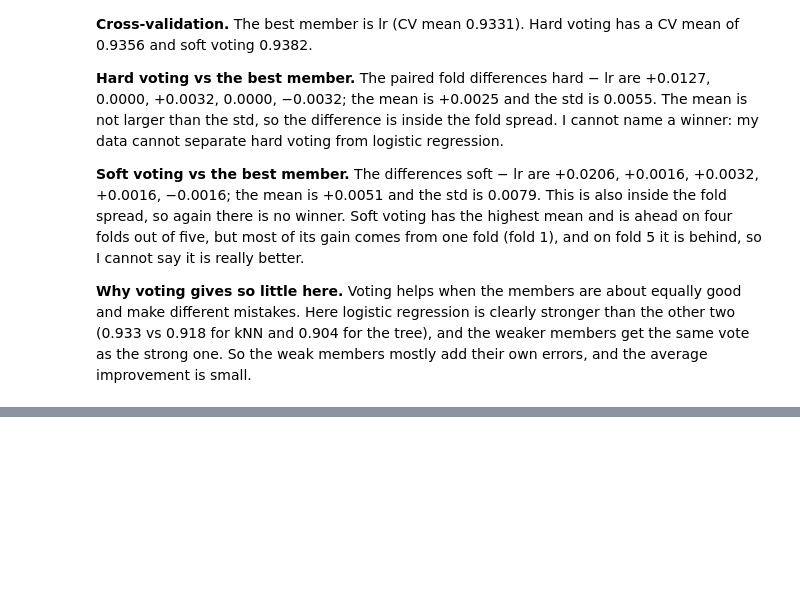
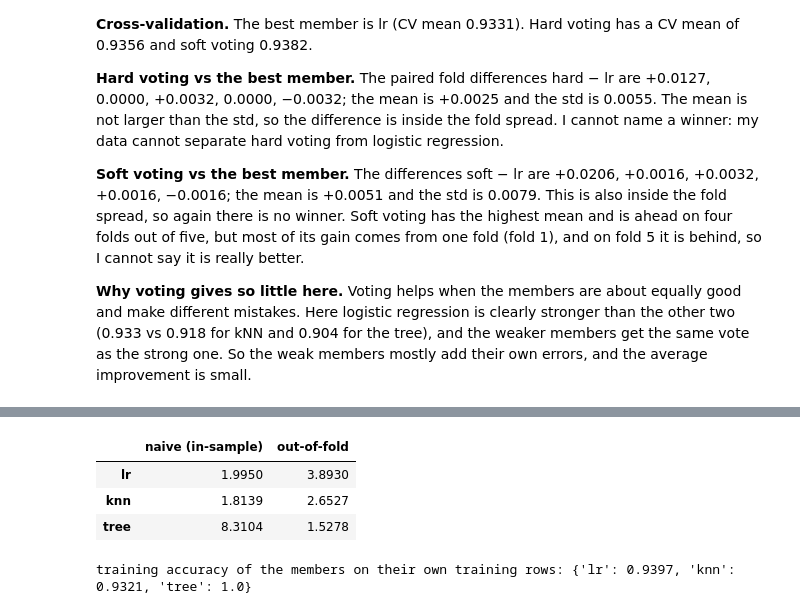
Before and after one commit to ShakenbaevD/SHAKENBAYEV_ML_task_4, a Jupyter notebook: shakenbayev_task4.ipynb, the cells around one changed output, grey strips where cells are left out. Cells and saved outputs as stored; diff of their text form; code cells hidden in the pictures; blank space fills up the shorter version.

```diff
--- a/shakenbayev_task4.ipynb
+++ b/shakenbayev_task4.ipynb
@@ -376,0 +379,19 @@ soft voting - lr: diffs=[ 0.0206  0.0016  0.0032  0.0016 -0.0016]  mean=+0.0051
+# %%
+from sklearn.ensemble import StackingClassifier
+
+Z_oof = np.column_stack([cross_val_predict(m, X_train, y_train, cv=cv, method="predict_proba")[:, 1]
+                         for _, m in members])
+print("meta matrix shape:", Z_oof.shape)
+meta_oof = LogisticRegression().fit(Z_oof, y_train)
+
+fitted = [clone(m).fit(X_train, y_train) for _, m in members]
+Z_test = np.column_stack([f.predict_proba(X_test)[:, 1] for f in fitted])
+my_stack_pred = meta_oof.predict(Z_test)
+
+stack = StackingClassifier(members, LogisticRegression(), cv=cv).fit(X_train, y_train)
+print("my coefficients      :", meta_oof.coef_.ravel().round(4), " intercept", meta_oof.intercept_.round(4))
+print("sklearn coefficients :", stack.final_estimator_.coef_.ravel().round(4), " intercept", stack.final_estimator_.intercept_.round(4))
+print("largest |coef difference|           :", np.abs(meta_oof.coef_ - stack.final_estimator_.coef_).max())
+print("test predictions identical          :", bool((my_stack_pred == stack.predict(X_test)).all()))
+print("my test accuracy                    :", round(float((my_stack_pred == y_test).mean()), 4))
+print("StackingClassifier test accuracy    :", round(stack.score(X_test, y_test), 4))
@@ -376,0 +406,13 @@ soft voting - lr: diffs=[ 0.0206  0.0016  0.0032  0.0016 -0.0016]  mean=+0.0051
+# %%
+Z_naive = np.column_stack([clone(m).fit(X_train, y_train).predict_proba(X_train)[:, 1] for _, m in members])
+meta_naive = LogisticRegression().fit(Z_naive, y_train)
+display(pd.DataFrame({"naive (in-sample)": meta_naive.coef_.ravel(),
+                      "out-of-fold": meta_oof.coef_.ravel()}, index=names).round(4))
+print("training accuracy of the members on their own training rows:",
+      {n_: round(float((f.predict(X_train) == y_train).mean()), 4) for n_, f in zip(names, fitted)})
+# %% [output]
+|  | naive (in-sample) | out-of-fold |
+| lr | 1.9950 | 3.8930 |
+| knn | 1.8139 | 2.6527 |
+| tree | 8.3104 | 1.5278 |
+training accuracy of the members on their own training rows: {'lr': 0.9397, 'knn': 0.9321, 'tree': 1.0}
```
Also changed, not shown: parts of 4 cells of this notebook.
